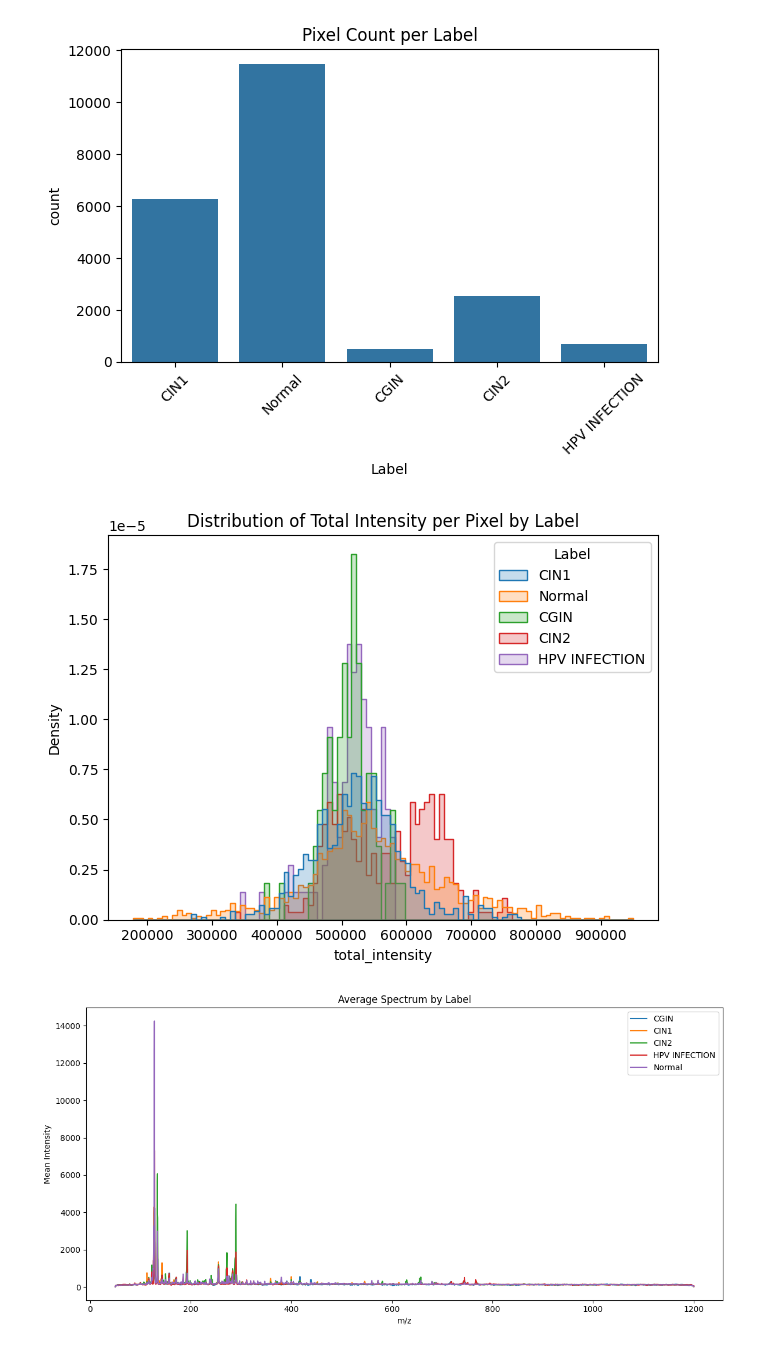
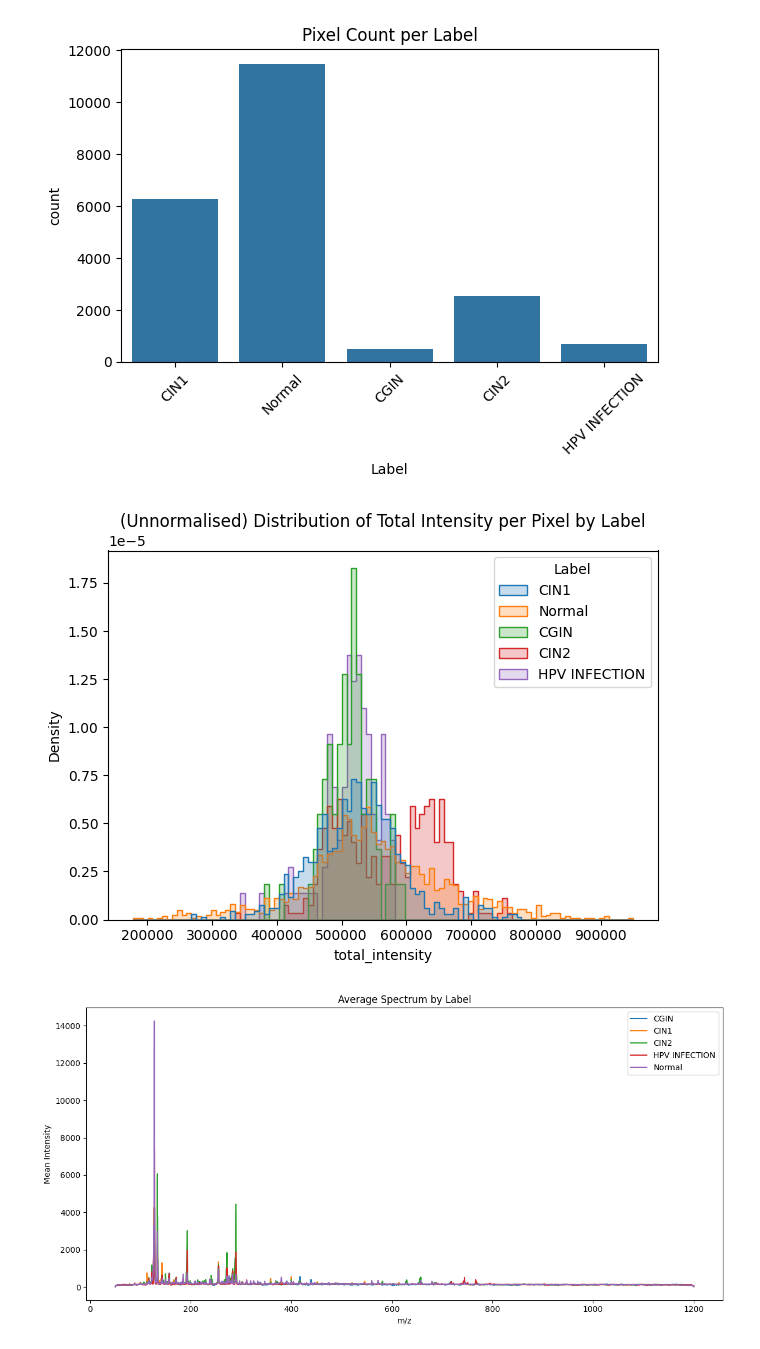
Before and after one commit to farhansharif75/ML_Metabolomics, a Jupyter notebook: AnnotationsPrelim.ipynb, the cells around one changed output. Cells and saved outputs as stored; diff of their text form; code cells hidden in the pictures.

```diff
--- a/AnnotationsPrelim.ipynb
+++ b/AnnotationsPrelim.ipynb
@@ -70,0 +60,16 @@ Updated unique labels in the combined dataset: ['CIN1' 'Normal' 'CGIN' 'CIN2' 'H
+# %%
+# Combine various normal labels into one label
+combined_copy = combined.copy()
+# Then apply mapping to standard labels
+harmonised_map = {
+    'NORMAL': 'Normal',
+    'normal': 'Normal',
+    'normal 1': 'Normal',
+}
+
+# Only replace known variants, leave others untouched
+combined_copy['Label'] = combined_copy['Label'].replace(harmonised_map)
+
+# Check the first few entries of the reformatted DataFrame
+display(combined_copy.head())
+print(f'Updated unique labels in the combined dataset: {combined_copy['Label'].unique()}')
@@ -84,19 +98,19 @@ plt.show()
 # %%
 import numpy as np
 
 # Drop non-feature columns
 feature_cols = [col for col in combined_copy.columns if col not in ['ID', 'Label', 'sample_id', 'global_pixel_id']]
 
 # Compute total intensity per pixel
 combined_copy['total_intensity'] = combined_copy[feature_cols].sum(axis=1)
 
 # Plot histogram of total intensity by Label
 sns.histplot(data=combined_copy, x='total_intensity', hue='Label', element='step', stat='density', common_norm=False)
-plt.title('Distribution of Total Intensity per Pixel by Label')
+plt.title('(Unnormalised) Distribution of Total Intensity per Pixel by Label')
 plt.tight_layout()
 plt.show()
 # %% [output]
-[figure, old version]
+[figure, new version]
 # %%
 # Group by Label and compute mean spectrum
 mean_spectra = combined_copy.groupby('Label')[feature_cols].mean().T
```
Also changed, not shown: parts of 13 cells of this notebook.
